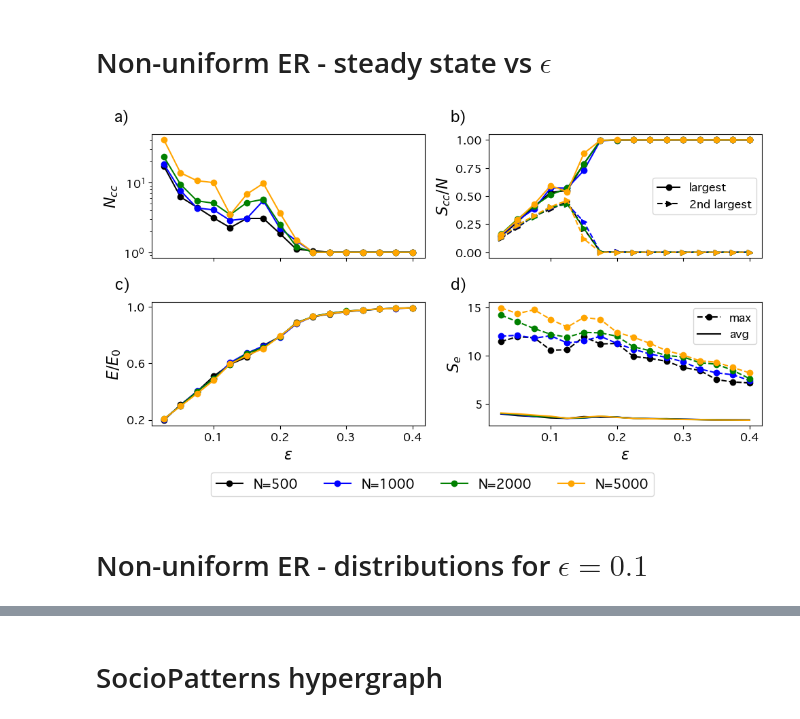
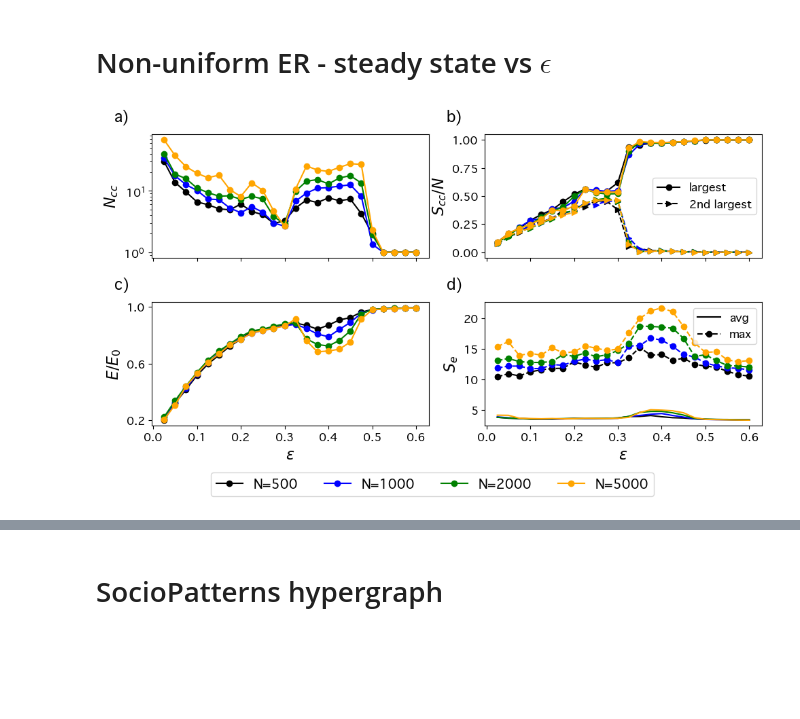
Before and after one commit to cosimoagostinelli/H-or_adaptive_Deffuant, a Jupyter notebook: 4_figures.ipynb, the cells around one changed output, grey strips where cells are left out. Saved outputs shown, nothing was run; the diff lists cells and outputs as text; code cells hidden in the pictures; blank space fills up the shorter version.

```diff
--- a/4_figures.ipynb
+++ b/4_figures.ipynb
@@ -13,8 +106,8 @@ dpi=150
 # $M$-uniform ER - steady state vs $\epsilon$
 # %%
 cond = 'max_min'
-Ns = [500, 1000]#, 2000, 5000]
-Ms = [2, 4]#, 6]
+Ns = [500, 1000, 2000, 5000]
+Ms = [2, 4, 6]
 
 nrows, ncols = 4, len(Ms)
 fig, axs = plt.subplots(nrows, ncols, sharex=True, sharey='row', figsize=(14, 4*len(Ms)))
@@ -52,11 +145,11 @@ for M in Ms:
 
         la0 = lbls[0] if N==Ns[0] else None
         la1 = lbls[1] if N==Ns[0] else None
-        axs[1,i].plot(epsilons, y1, color=clr, linestyle='-', marker='>', label=la0)
-        axs[1,i].plot(epsilons, y2, color=clr, linestyle='-', marker='o', label=la1)
+        axs[1,i].plot(epsilons, y1, color=clr, linestyle='-', marker='o', label=la0)
+        axs[1,i].plot(epsilons, y2, color=clr, linestyle='--', marker='>', label=la1)
         tk = [0.1,0.4,0.7,1.0]
         axs[1,i].set_yticks(tk, [str(i) for i in tk])
-        axs[1,i].legend(fontsize=lgd_size, loc=2)
+        axs[1,i].legend(fontsize=lgd_size, loc=2)  # loc=2,5 for max_min,std
 
         axs[2,i].plot(epsilons, y3, color=clr, marker='o', label=f'N={N}')
 
@@ -64,7 +157,7 @@ for M in Ms:
         la3 = lbls[3] if N==Ns[0] else None
         axs[3,i].plot(epsilons, y5, label=la3, linestyle='--', marker='o', color=clr)
         axs[3,i].plot(epsilons, y4, label=la2, color=clr)
-        axs[3,i].legend(fontsize=lgd_size, loc=2)
+        axs[3,i].legend(fontsize=lgd_size, loc=2) # loc=2,1 for max_min,std
 
         # set tick fontsize in all subplots
         for j in range(4):
@@ -177,10 +272,19 @@ M=6, N=5000 ---> <k> = 6.959184489946148
 # Non-uniform ER - steady state vs $\epsilon$
 # %%
 s_str = '246'
-cond = 'std'
+cond = 'max_min'
+means = [0.1,0.9]
 
 with open(f'../results/ER_{cond}/ER_{cond}_M{s_str}.pkl', 'rb') as f:
     res = pickle.load(f)
+
+epsilons = res['epsilons']
+ncc = res['ncc']
+scc1 = res['scc1']
+scc2 = res['scc2']
+nhe = res['nhe']
+s_avg = res['s_avg']
+s_max = res['s_max']
 
 colors = ['black', 'blue', 'green', 'orange']  # one color for each value of N
 lbls = ['largest', '2nd largest', 'avg', 'max']
@@ -196,16 +300,14 @@ fig, axs = plt.subplots(nrows, ncols, sharex=True, figsize=(10,6.5))
 
 for N,clr in zip(Ns, colors):
 
-    res_dict = res[N]
-    epsilons = res_dict['epsilons']
-    ncc = res_dict['ncc']
-    scc1 = res_dict['scc1']
-    scc2 = res_dict['scc2']
-    nhe = res_dict['nhe']
-    s_avg = res_dict['s_avg']
-    s_max = res_dict['s_max']
+    y0 = ncc[N]
+    y1 = scc1[N]
+    y2 = scc2[N]
+    y3 = nhe[N]
+    y4 = s_avg[N]
+    y5 = s_max[N]
 
-    line1, = axs[0,0].plot(epsilons, ncc, color=clr, marker='o', label=f'N={N}')
+    line1, = axs[0,0].plot(epsilons, y0, color=clr, marker='o', label=f'N={N}')
     legend_handles.append(line1)
     legend_labels.append(f'N={N}')
     axs[0,0].set_yscale('log')
@@ -213,43 +315,41 @@ for N,clr in zip(Ns, colors):
 
     la0 = lbls[0] if N==Ns[0] else None
     la1 = lbls[1] if N==Ns[0] else None
-    axs[0,1].plot(epsilons, scc1, color=clr, linestyle='-', marker='o', label=la0)
-    axs[0,1].plot(epsilons, scc2, color=clr, linestyle='--', marker='>', label=la1)
+    axs[0,1].plot(epsilons, y1, color=clr, linestyle='-', marker='o', label=la0)
+    axs[0,1].plot(epsilons, y2, color=clr, linestyle='--', marker='>', label=la1)
     axs[0,1].set_ylabel(r'$S_{cc} / N$', fontsize=ttl_size)
     axs[0,1].legend(fontsize=lgd_size, loc=5)
 
-    axs[1,0].plot(epsilons, nhe, color=clr, marker='o', label=f'N={N}')
+    axs[1,0].plot(epsilons, y3, color=clr, marker='o', label=f'N={N}')
     axs[1,0].set_ylabel(r'$E / E_0$', fontsize=ttl_size)
     axs[1,0].set_yticks([0.2,0.6,1.0])
 
     la2 = lbls[2] if N==Ns[0] else None
     la3 = lbls[3] if N==Ns[0] else None
-    axs[1,1].plot(epsilons, s_max, label=la3, linestyle='--', marker='o', color=clr)
-    axs[1,1].plot(epsilons, s_avg, label=la2, color=clr)
+    axs[1,1].plot(epsilons, y4, label=la2, color=clr)
+    axs[1,1].plot(epsilons, y5, label=la3, linestyle='--', marker='o', color=clr)
     axs[1,1].set_ylabel(r'$S_e$', fontsize=ttl_size)
     axs[1,1].legend(fontsize=lgd_size)
 
     # set xlabel tick fontsize in all subplots
     for j in range(ncols):
         axs[nrows-1,j].set_xlabel(r'$\epsilon$', fontsize=ttl_size)
         for i in range(nrows):
             axs[i,j].tick_params(labelsize=12)
 
 # Add subplot labels
 lbls = ['a)','b)','c)','d)']
 for (i,j),lbl in zip(product([0,1],[0,1]), lbls):
     axs[i,j].text(-0.08, 1.2, lbl, transform=axs[i,j].transAxes,
                   fontsize=ttl_size, fontweight='bold', va='top', ha='right')
 
 # Global legend below plot, centered
 fig.legend(handles=legend_handles, labels=legend_labels,
            loc='lower center', bbox_to_anchor=(0.5, 0.002),
            fontsize=14, ncol=len(Ns))
 
 plt.tight_layout(rect=[0, 0.07, 1, 0.93])
 plt.savefig(f'../figures/ER_{cond}_M{s_str}.jpg', dpi=dpi)
 plt.show()
 # %% [output]
-[figure, old version]
+[figure, new version]
-# %% [markdown]
-# Non-uniform ER - distributions for $\epsilon = 0.1$
```
Also changed, not shown: parts of 12 cells of this notebook, 2 other files.
